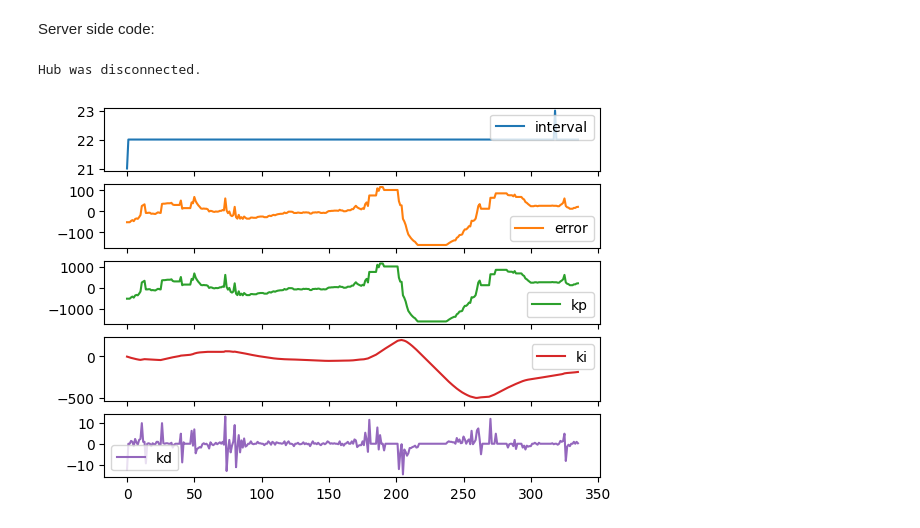
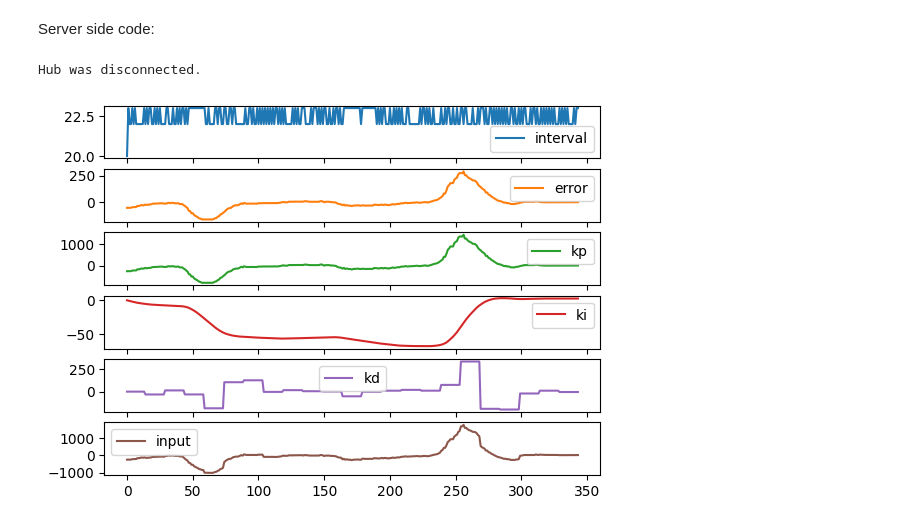
Before and after one commit to Devilly/lego_creations, a Jupyter notebook: self_distancing_car/implementation.ipynb, the cells around one changed output. Saved outputs shown, nothing was run; the diff lists cells and outputs as text; code cells hidden in the pictures.

```diff
--- a/self_distancing_car/implementation.ipynb
+++ b/self_distancing_car/implementation.ipynb
@@ -21,7 +21,7 @@ def handle_disconnect(_):
 last_update = time()
 
 concatenated = ""
-table = pd.DataFrame(columns=["interval", "error", "kp", "ki", "kd"])
+table = pd.DataFrame(columns=["interval", "error", "kp", "ki", "kd", "input"])
 
 def handle_rx(_, data: bytearray):
     global last_update
@@ -36,40 +36,40 @@ def handle_rx(_, data: bytearray):
     split = concatenated.split("#", 1)
 
     if(len(split) == 2):
-        interval, error, kp, ki, kd = map(lambda entry : float(entry), split[0].split(";"))
-        table.loc[len(table.index)] = [interval, error, kp, ki, kd]
+        interval, error, kp, ki, kd, input = map(lambda entry : float(entry), split[0].split(";"))
+        table.loc[len(table.index)] = [interval, error, kp, ki, kd, input]
 
         concatenated = split[1]
 
 device = await BleakScanner.find_device_by_filter(hub_filter)
 client = BleakClient(device, disconnected_callback=handle_disconnect)
 
 async def send(client, data):
     await client.write_gatt_char(rx_char, data)
 
 try:
     await client.connect()
     await client.start_notify(UART_TX_CHAR_UUID, handle_rx)
     nus = client.services.get_service(UART_SERVICE_UUID)
     rx_char = nus.get_characteristic(UART_RX_CHAR_UUID)
 
-    await send(client, b"10.00")
-    await send(client, b"0.100")
     await send(client, b"5.000")
+    await send(client, b"0.010")
+    await send(client, b"500.0")
 
     while(time() - last_update < 2):
         await asyncio.sleep(1)
 
 except Exception as e:
     print(e)
 finally:
     await client.disconnect()
 
 if(len(table.index) > 0):
     table.plot(subplots=True)
 # %% [output]
 Hub was disconnected.
-[figure, old version]
+[figure, new version]
 # %% [markdown]
 Hub side code:
 
```
Also changed, not shown: parts of 1 cell of this notebook.
